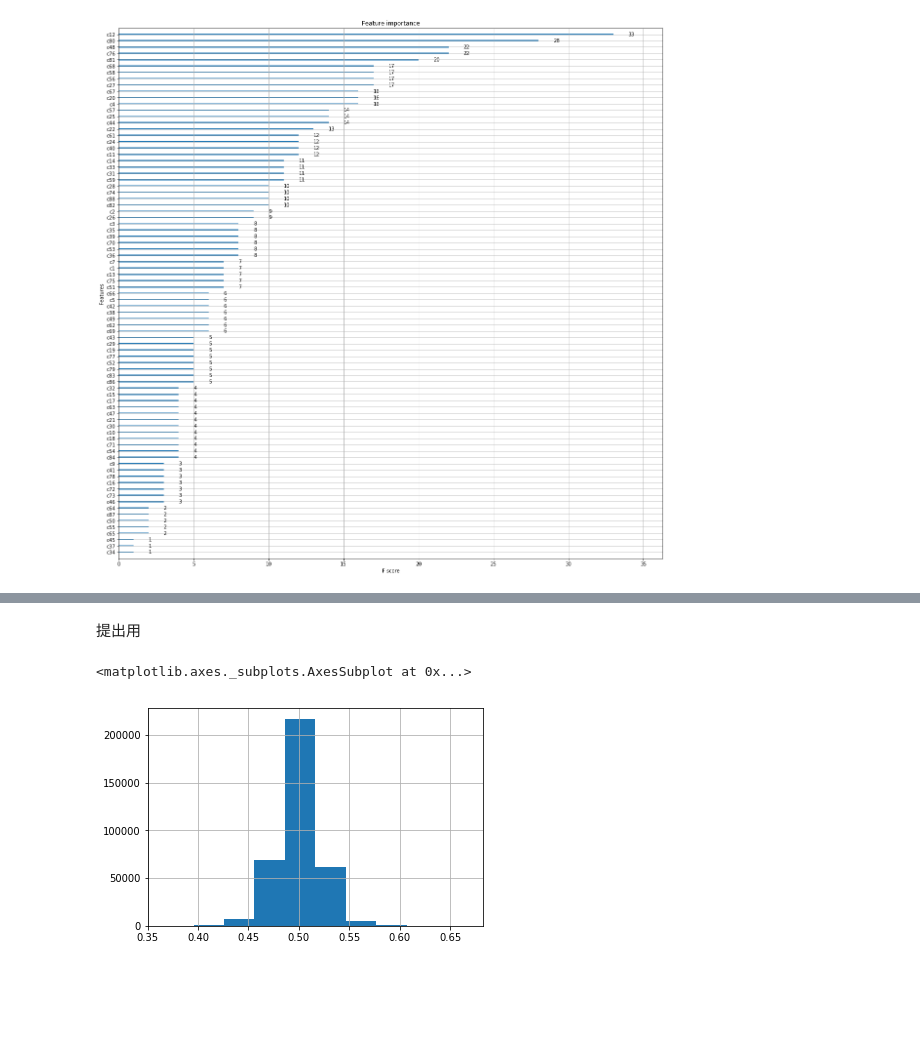
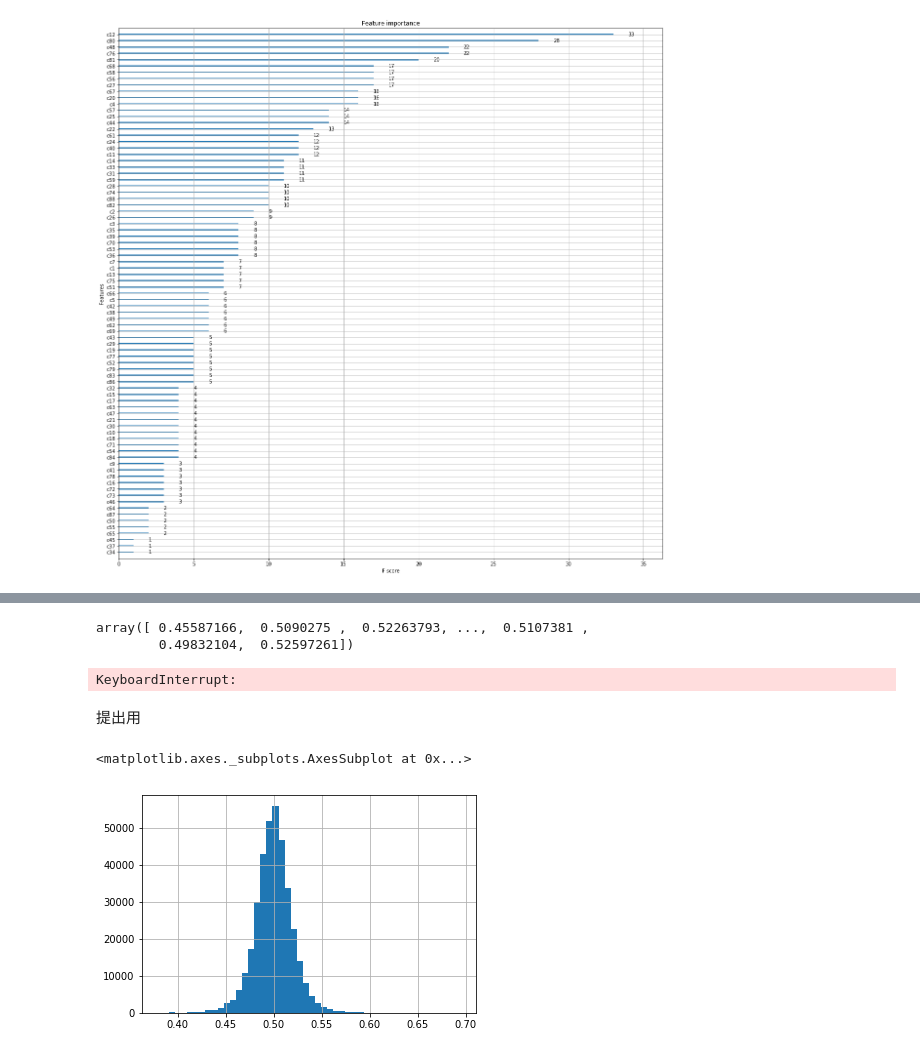
Before and after one commit to tazumeso/GCI_TEAM5, a Jupyter notebook: prac.ipynb, the cells around one changed output, grey strips where cells are left out. Drawn from its saved outputs; the diff is of its cells as text; code cells hidden in the pictures; blank space fills up the shorter version.

```diff
--- a/prac.ipynb
+++ b/prac.ipynb
@@ -92,0 +112,5 @@ See the caveats in the documentation: http://pandas.pydata.org/pandas-docs/stabl
+# %%
+y_pred
+# %% [output]
+array([ 0.45587166,  0.5090275 ,  0.52263793, ...,  0.5107381 ,
+        0.49832104,  0.52597261])
@@ -93,10 +119,18 @@ See the caveats in the documentation: http://pandas.pydata.org/pandas-docs/stabl
+# %%
+for i in range(10):
+    RF = xgb.XGBRegressor(max_depth=4)
+    RF.fit(train_X_select, train_y)
+    pred_y = RF.predict(test_X_select)
+    pred_list.append(pred_y)
+# %% [output]
+KeyboardInterrupt:
 # %% [markdown]
 提出用
 # %%
-sample_submission[1].hist()
+sample_submission[1].hist(bins=50)
 # %% [output]
 <matplotlib.axes._subplots.AxesSubplot at 0x...>
-[figure, old version]
+[figure, new version]
 # %%
 sample_submission[1].max()
 # %% [output]
```
Also changed, not shown: parts of 17 cells of this notebook.
